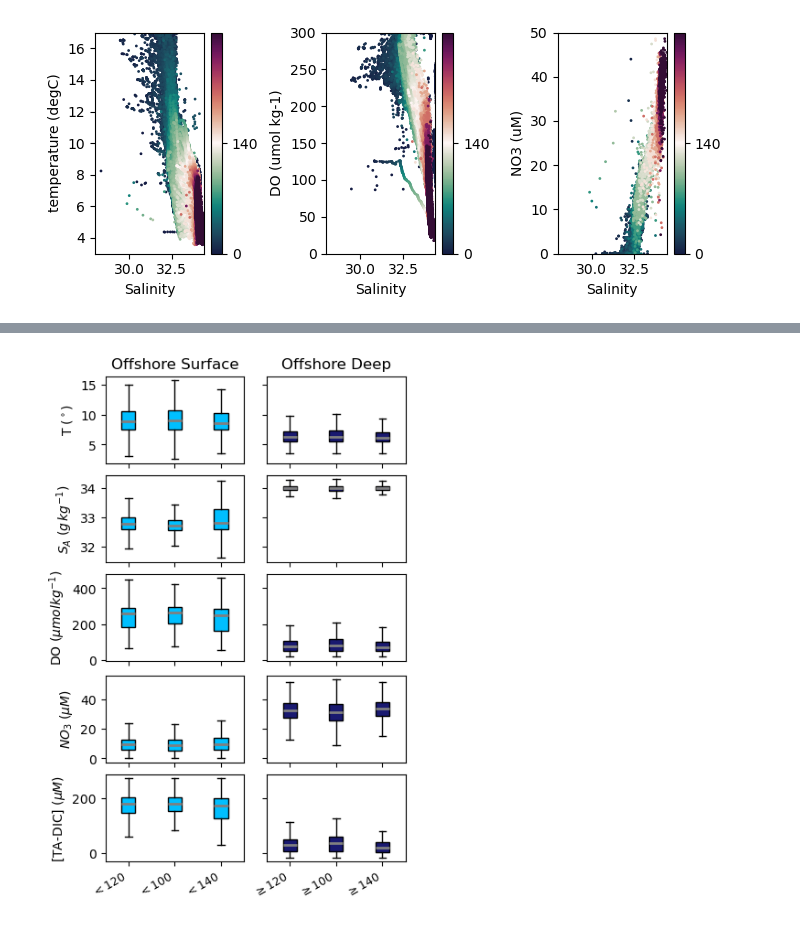
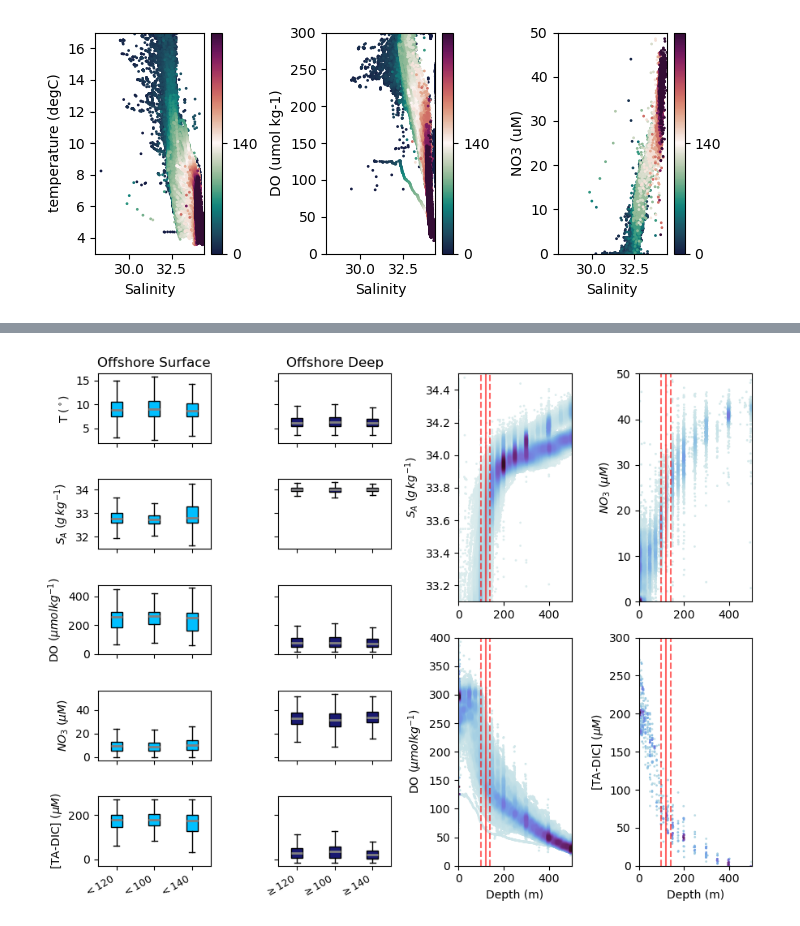
Before and after one commit to UBC-MOAD/analysis-becca, a Jupyter notebook: LiveOcean/tracers/wm_sensitivity.ipynb, the cells around one changed output, grey strips where cells are left out. Drawn from its saved outputs; the diff is of its cells as text; code cells hidden in the pictures.

```diff
--- a/LiveOcean/tracers/wm_sensitivity.ipynb
+++ b/LiveOcean/tracers/wm_sensitivity.ipynb
@@ -72,7 +72,10 @@ def fmt(x):
     return rf"{s}"
 
 def TS(df,ax, x, y):
-    smin, smax = 28,35
+    if x == 'salinity (g kg-1)':
+        smin, smax = 28,35
+    else:
+        smin, smax = np.nanmean(df[x]) - 4*np.nanstd(df[x]),np.nanmean(df[x]) + 4*np.nanstd(df[x])
     tmin = np.nanmean(df[y]) - 4*np.nanstd(df[y])
     tmax = np.nanmean(df[y]) + 4*np.nanstd(df[y])
 
@@ -430,21 +679,28 @@ plt.tight_layout()
 # %%
 # box plots of properties depending on salinity split
 
-fig = plt.figure(constrained_layout=True, figsize=[4,6])
-gs = GridSpec(5, 2, figure=fig)
+fig = plt.figure(constrained_layout=True, figsize=[9,7])
+gs = GridSpec(10, 4, figure=fig)
 # surface
-ax1 = fig.add_subplot(gs[0,0])
-ax2 = fig.add_subplot(gs[1,0])
-ax3 = fig.add_subplot(gs[2,0])
-ax4 = fig.add_subplot(gs[3,0])
-ax5 = fig.add_subplot(gs[4,0])
+ax1 = fig.add_subplot(gs[:2,0])
+ax2 = fig.add_subplot(gs[2:4,0])
+ax3 = fig.add_subplot(gs[4:6,0])
+ax4 = fig.add_subplot(gs[6:8,0])
+ax5 = fig.add_subplot(gs[8:,0])
 
 # deep
-ax6 = fig.add_subplot(gs[0,1])
-ax7 = fig.add_subplot(gs[1,1])
-ax8 = fig.add_subplot(gs[2,1])
-ax9 = fig.add_subplot(gs[3,1])
-ax10 = fig.add_subplot(gs[4,1])
+ax6 = fig.add_subplot(gs[:2,1])
+ax7 = fig.add_subplot(gs[2:4,1])
+ax8 = fig.add_subplot(gs[4:6,1])
+ax9 = fig.add_subplot(gs[6:8,1])
+ax10 = fig.add_subplot(gs[8:,1])
+
+# TS diagrams
+ax11 = fig.add_subplot(gs[:5,2])
+ax12 = fig.add_subplot(gs[5:,2])
+ax13 = fig.add_subplot(gs[:5,3])
+ax14 = fig.add_subplot(gs[5:,3])
+
 
 properties = ['temperature (degC)','salinity (g kg-1)','DO (umol kg-1)', 'NO3 (uM)','[TA-DIC]']
 prop_labels = ['T ($^\circ$)','$S_A$ ($g\, kg^{-1}$)', 'DO ($\mu mol kg^{-1}$)','$NO_3$ ($\mu M$)','[TA-DIC] ($\mu M$)']
@@ -490,4 +746,46 @@ ax5.set_xticklabels(['$<120$','$<100$','$<140$'],rotation=30,ha='right',fontsize
 ax10.set_xticklabels(['$\geq 120$','$\geq 100$','$\geq 140$'],rotation=30,ha='right',fontsize=9)
 ax1.set_title('Offshore Surface')
 ax6.set_title('Offshore Deep')
+
+
+#################
+# "TS" Diagrams #
+#################
+
+TS(offall,ax11, 'depth (m)', 'salinity (g kg-1)')
+ax11.set_ylim([33.1,34.5])
+ax11.plot([100,100],[28,34.5],'r--',alpha=0.6)
+ax11.plot([120,120],[28,34.5],'r',alpha=0.6)
+ax11.plot([140,140],[28,34.5],'r--',alpha=0.6)
+ax11.set_ylabel('$S_A$ ($g\, kg^{-1}$)')
+ax11.set_xlabel('')
+
+TS(offall,ax12, 'depth (m)', 'DO (umol kg-1)')
+ax12.set_ylim([0,400])
+ax12.plot([100,100],[0,400],'r--',alpha=0.6)
+ax12.plot([120,120],[0,400],'r',alpha=0.6)
+ax12.plot([140,140],[0,400],'r--',alpha=0.6)
+ax12.set_ylabel('DO ($\mu mol kg^{-1}$)')
+ax12.set_xlabel('Depth (m)')
+# ax[1].set_xlim([28,34.4])
+
+TS(offall,ax13, 'depth (m)', 'NO3 (uM)')
+ax13.set_ylim([0,50])
+ax13.plot([100,100],[0,50],'r--',alpha=0.6)
+ax13.plot([120,120],[0,50],'r',alpha=0.6)
+ax13.plot([140,140],[0,50],'r--',alpha=0.6)
+ax13.set_ylabel('$NO_3$ ($\mu M$)')
+ax13.set_xlabel('')
+# ax[2].set_xlim([28,34.4])
+
+TS(offall,ax14, 'depth (m)', '[TA-DIC]')
+ax14.set_ylim([0,300])
+ax14.plot([100,100],[0,300],'r--',alpha=0.6)
+ax14.plot([120,120],[0,300],'r',alpha=0.6)
+ax14.plot([140,140],[0,300],'r--',alpha=0.6)
+ax14.set_ylabel('[TA-DIC] ($\mu M$)')
+ax14.set_xlabel('Depth (m)')
+
+plt.tight_layout()
+plt.savefig('offobssensitivity.jpg')
 # %% [output]
@@ -495 +792 @@ Text(0.5, 1.0, 'Offshore Deep')
-[figure, old version]
+[figure, new version]
```
Also changed, not shown: parts of 10 cells of this notebook, 2 other files.
